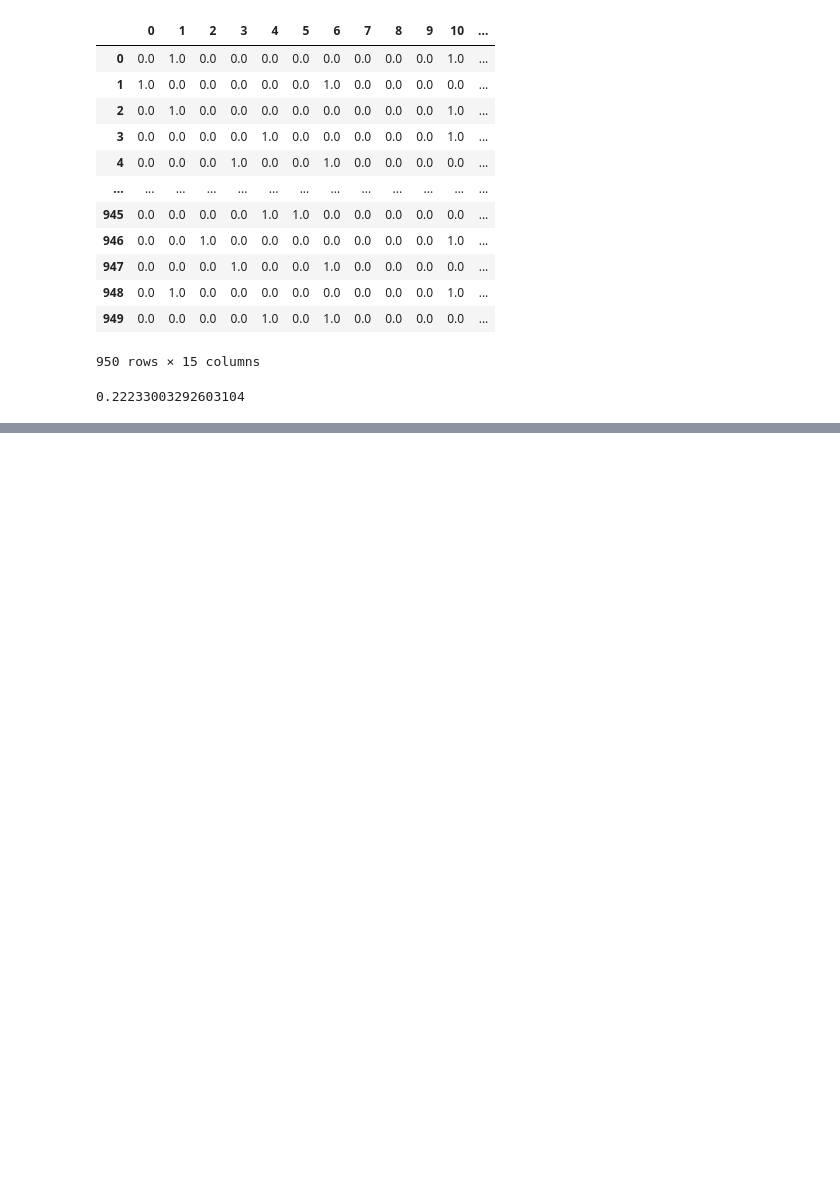
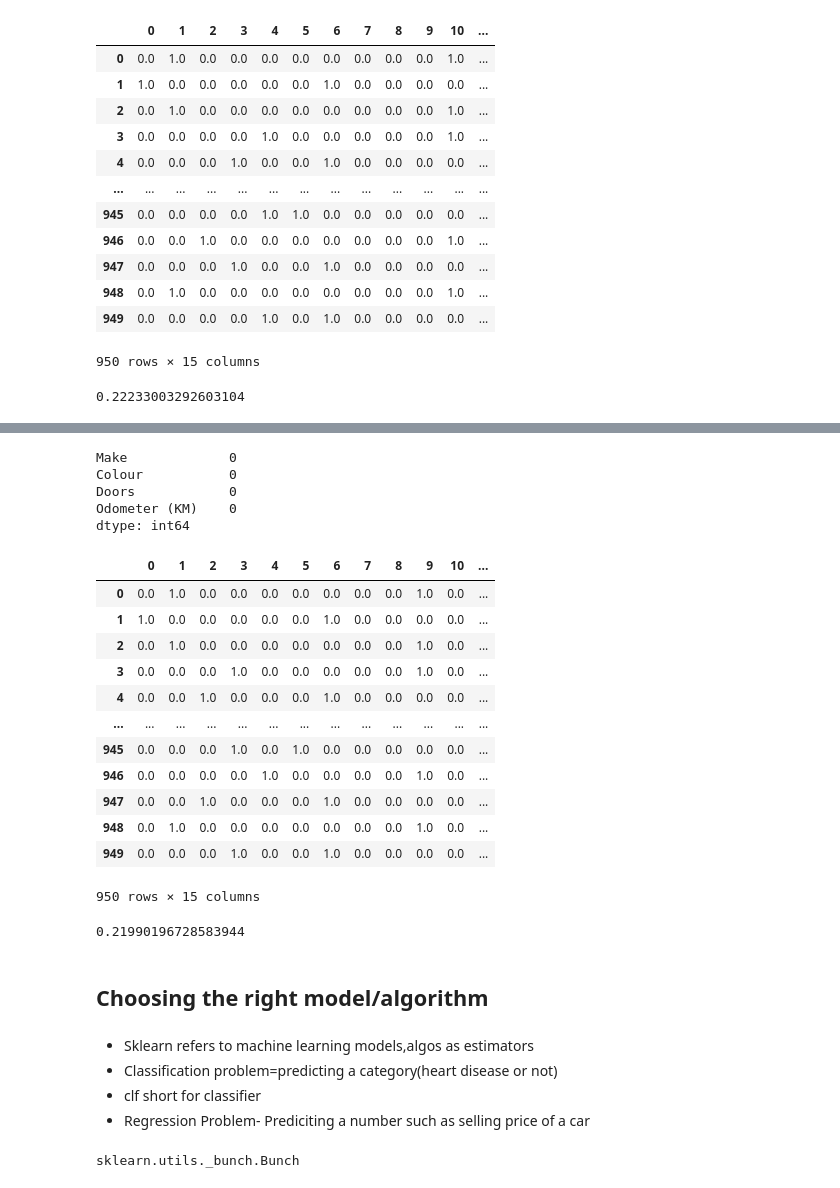
Before and after one commit to parthnijh/Machine-Learning-Course, a Jupyter notebook: SciKitLearn/Introduction To ScikitLearn.ipynb, the cells around one changed output, grey strips where cells are left out. Drawn from its saved outputs; the diff is of its cells as text; code cells hidden in the pictures; blank space fills up the shorter version.

Commit message:
Made progress with Getting Data ready and Choosing the right model and algo,Fitting the data

```diff
--- a/SciKitLearn/Introduction To ScikitLearn.ipynb
+++ b/SciKitLearn/Introduction To ScikitLearn.ipynb
@@ -384,0 +402,2 @@ model.score(Xtest,ytest)
+# %%
+carsalesmissing1.dropna(subset=["Price"], inplace=True)
@@ -384,0 +420,3 @@ model.score(Xtest,ytest)
+# %%
+X=carsalesmissing1.drop("Price",axis=1)
+y=carsalesmissing1["Price"]
@@ -384,0 +426,12 @@ model.score(Xtest,ytest)
+# %%
+from sklearn.impute import SimpleImputer
+from sklearn.compose import ColumnTransformer
+catimputer=SimpleImputer(strategy="constant",fill_value="missing")
+doorimputer=SimpleImputer(strategy="constant",fill_value=4)
+numimputer=SimpleImputer(strategy="mean")
+catfeatures=["Make","Colour"]
+doorfeatures=["Doors"]
+numfeatures=["Odometer (KM)"]
+imputer=ColumnTransformer([("catimputer",catimputer,catfeatures),("doorimputer",doorimputer,doorfeatures),("numimputer",numimputer,numfeatures)])
+fillx=imputer.fit_transform(X)
+fillx
@@ -384,0 +446,3 @@ model.score(Xtest,ytest)
+# %%
+carsalesfilled=pd.DataFrame(fillx,columns=["Make","Colour","Doors","Odometer (KM)"])
+carsalesfilled.head()
@@ -384,0 +456,41 @@ model.score(Xtest,ytest)
+# %%
+carsalesfilled.isna().sum()
+# %% [output]
+Make             0
+Colour           0
+Doors            0
+Odometer (KM)    0
+dtype: int64
+# %%
+from sklearn.preprocessing import OneHotEncoder
+from sklearn.compose import ColumnTransformer
+catFeatures=["Make","Colour","Doors"]
+one_hot=OneHotEncoder(sparse_output=False)
+transformer=ColumnTransformer([("one_hot",one_hot,catFeatures)],remainder="passthrough")
+transformedX=transformer.fit_transform(carsalesfilled)
+transformedX
+pd.DataFrame(transformedX)
+# %% [output]
+|  | 0 | 1 | 2 | 3 | 4 | 5 | 6 | 7 | 8 | 9 | 10 | ... |
+| 0 | 0.0 | 1.0 | 0.0 | 0.0 | 0.0 | 0.0 | 0.0 | 0.0 | 0.0 | 1.0 | 0.0 | ... |
+| 1 | 1.0 | 0.0 | 0.0 | 0.0 | 0.0 | 0.0 | 1.0 | 0.0 | 0.0 | 0.0 | 0.0 | ... |
+| 2 | 0.0 | 1.0 | 0.0 | 0.0 | 0.0 | 0.0 | 0.0 | 0.0 | 0.0 | 1.0 | 0.0 | ... |
+| 3 | 0.0 | 0.0 | 0.0 | 1.0 | 0.0 | 0.0 | 0.0 | 0.0 | 0.0 | 1.0 | 0.0 | ... |
+| 4 | 0.0 | 0.0 | 1.0 | 0.0 | 0.0 | 0.0 | 1.0 | 0.0 | 0.0 | 0.0 | 0.0 | ... |
+| ... | ... | ... | ... | ... | ... | ... | ... | ... | ... | ... | ... | ... |
+| 945 | 0.0 | 0.0 | 0.0 | 1.0 | 0.0 | 1.0 | 0.0 | 0.0 | 0.0 | 0.0 | 0.0 | ... |
+| 946 | 0.0 | 0.0 | 0.0 | 0.0 | 1.0 | 0.0 | 0.0 | 0.0 | 0.0 | 1.0 | 0.0 | ... |
+| 947 | 0.0 | 0.0 | 1.0 | 0.0 | 0.0 | 0.0 | 1.0 | 0.0 | 0.0 | 0.0 | 0.0 | ... |
+| 948 | 0.0 | 1.0 | 0.0 | 0.0 | 0.0 | 0.0 | 0.0 | 0.0 | 0.0 | 1.0 | 0.0 | ... |
+| 949 | 0.0 | 0.0 | 0.0 | 1.0 | 0.0 | 0.0 | 1.0 | 0.0 | 0.0 | 0.0 | 0.0 | ... |
+950 rows × 15 columns
+# %%
+np.random.seed(42)
+from sklearn.ensemble import RandomForestRegressor
+from sklearn.model_selection import train_test_split
+Xtrain,Xtest,ytrain,ytest=train_test_split(transformedX,y,test_size=0.2)
+model=RandomForestRegressor()
+model.fit(Xtrain,ytrain)
+model.score(Xtest,ytest)
+# %% [output]
+0.21990196728583944
@@ -384,0 +500,7 @@ model.score(Xtest,ytest)
+# %% [markdown]
+## Choosing the right model/algorithm
+# %% [markdown]
+* Sklearn refers to machine learning models,algos as estimators
+* Classification problem=predicting a category(heart disease or not)
+* clf short for classifier
+* Regression Problem- Prediciting a number such as selling price of a car
@@ -384,0 +511,6 @@ model.score(Xtest,ytest)
+# %%
+from sklearn.datasets import fetch_california_housing
+housing=fetch_california_housing()
+type(housing)
+# %% [output]
+sklearn.utils._bunch.Bunch
```
Also changed, not shown: parts of 30 cells of this notebook.
